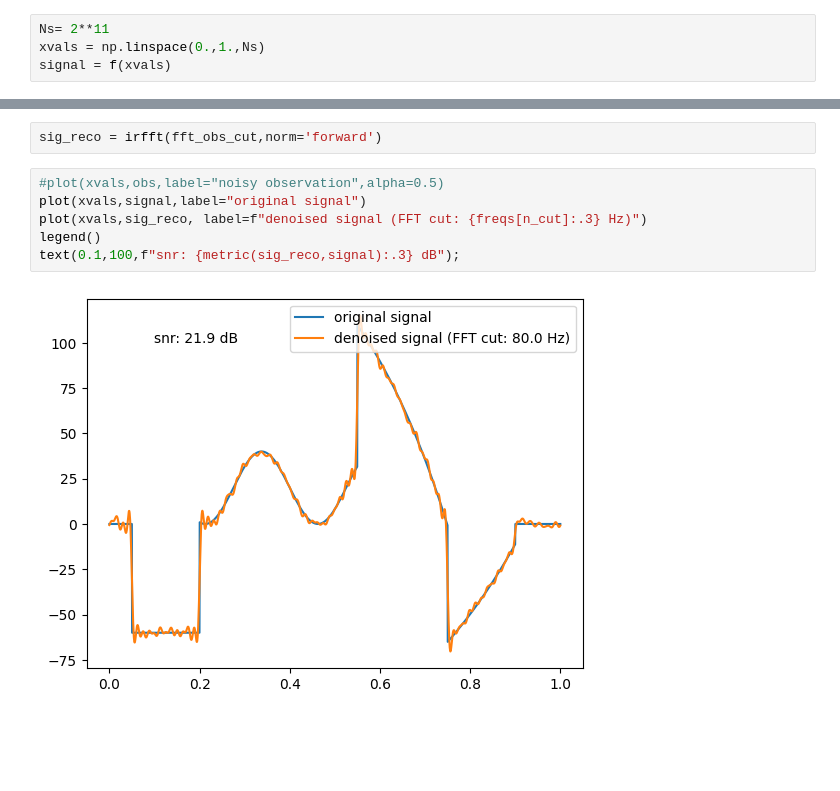
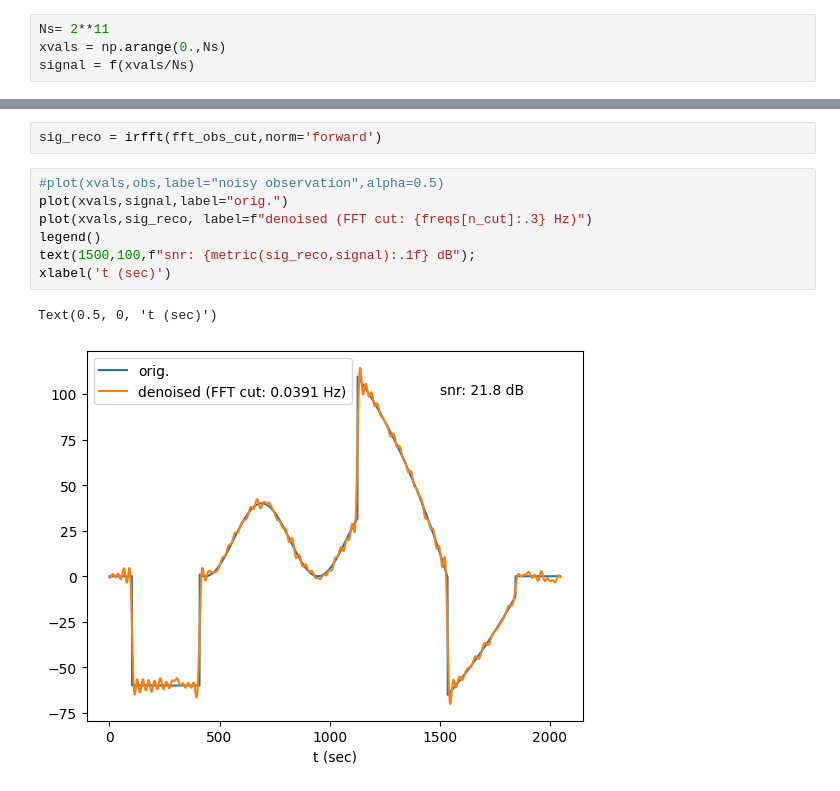
Before and after one commit to jecampagne/cours_mallat_cdf, a Jupyter notebook: cours2024/Wavelet1DDenoising.ipynb, the cells around one changed output, grey strips where cells are left out. Drawn from its saved outputs; the diff is of its cells as text; blank space fills up the shorter version.

```diff
--- a/cours2024/Wavelet1DDenoising.ipynb
+++ b/cours2024/Wavelet1DDenoising.ipynb
@@ -26,7 +32,7 @@ def f(x):
 # %%
 Ns= 2**11
-xvals = np.linspace(0.,1.,Ns)
-signal = f(xvals)
+xvals = np.arange(0.,Ns)
+signal = f(xvals/Ns)
 # %%
 Ns
 # %% [output]
@@ -189,9 +230,11 @@ legend();
 sig_reco = irfft(fft_obs_cut,norm='forward')
 # %%
 #plot(xvals,obs,label="noisy observation",alpha=0.5)
-plot(xvals,signal,label="original signal")
-plot(xvals,sig_reco, label=f"denoised signal (FFT cut: {freqs[n_cut]:.3} Hz)")
+plot(xvals,signal,label="orig.")
+plot(xvals,sig_reco, label=f"denoised (FFT cut: {freqs[n_cut]:.3} Hz)")
 legend()
-text(0.1,100,f"snr: {metric(sig_reco,signal):.3} dB");
+text(1500,100,f"snr: {metric(sig_reco,signal):.1f} dB");
+xlabel('t (sec)')
 # %% [output]
+Text(0.5, 0, 't (sec)')
-[figure, old version]
+[figure, new version]
```
Also changed, not shown: parts of 12 cells of this notebook.
